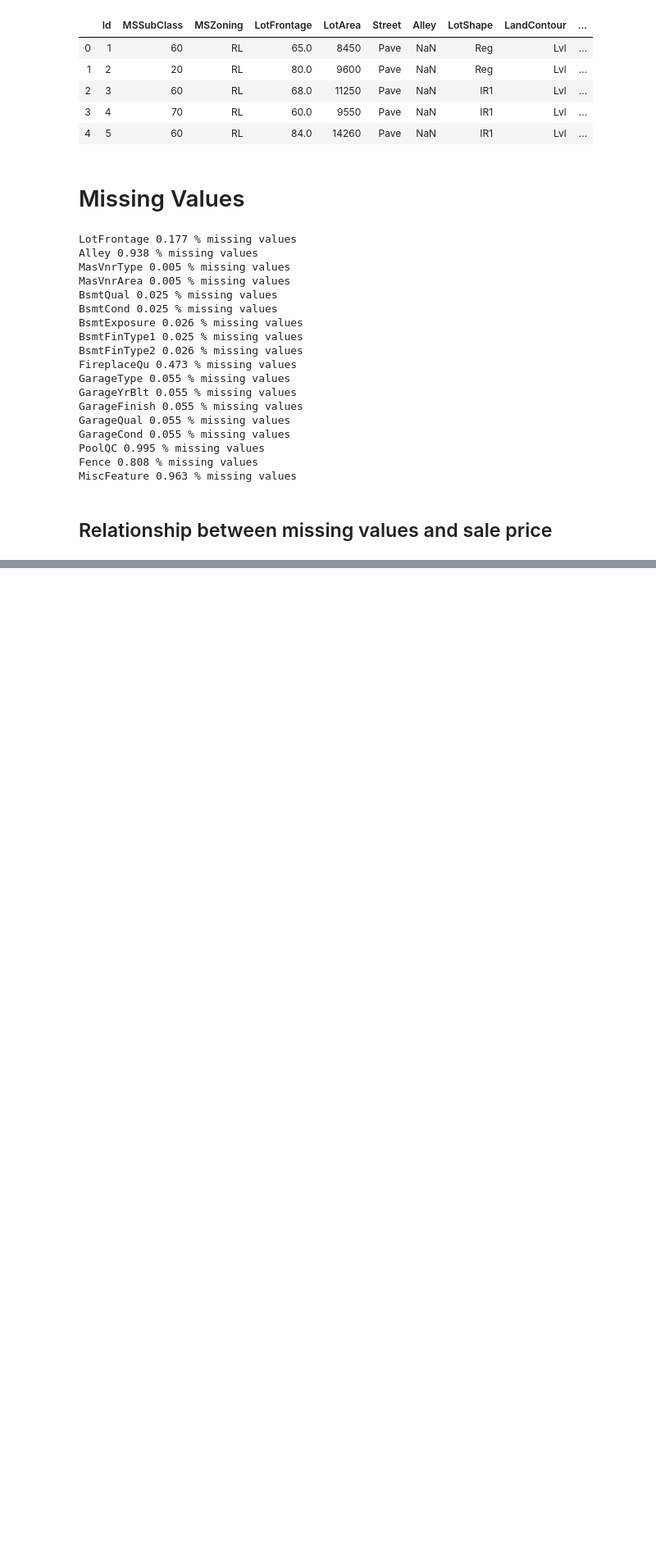
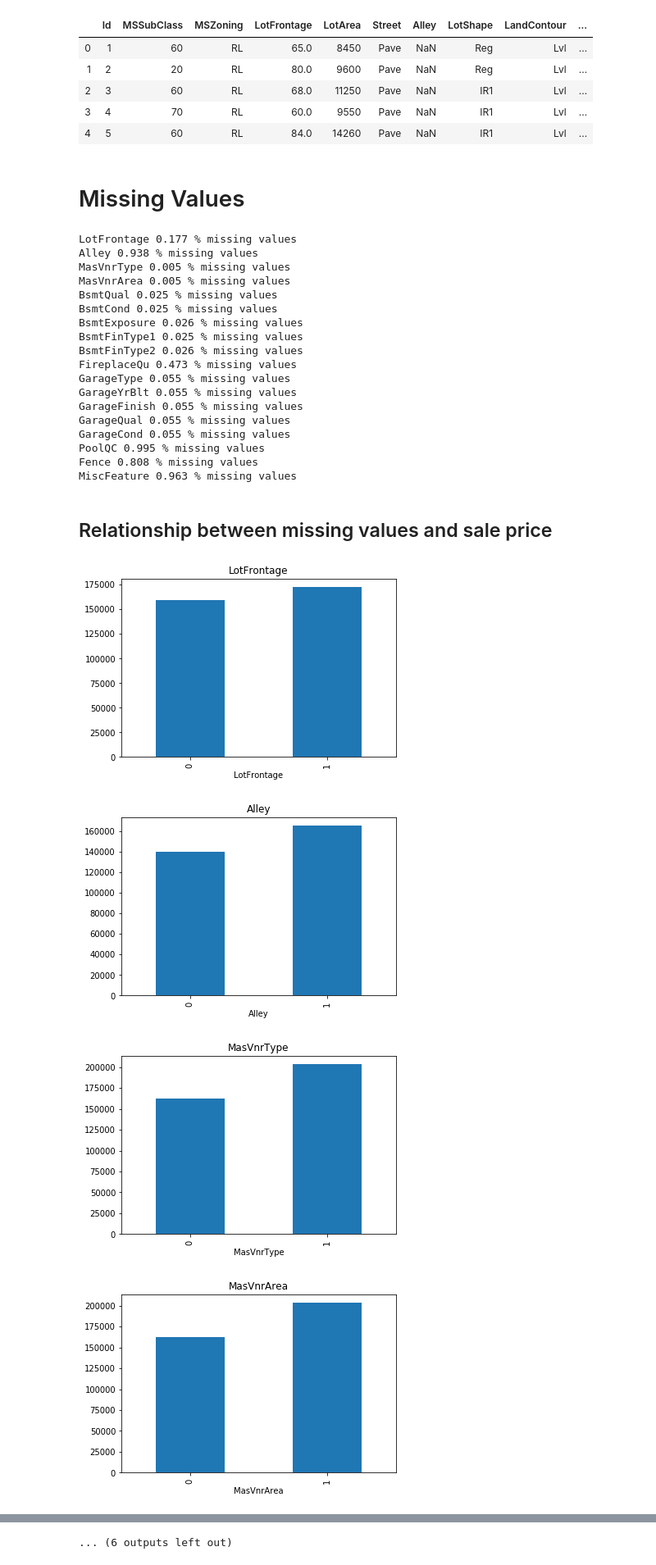
Before and after one commit to Joseorina/deploy_ml_models, a Jupyter notebook: jupyter_notebooks/data_analysis.ipynb, the cells around one changed output, grey strips where cells are left out. Shown at 82% size. Drawn from its saved outputs; the diff is of its cells as text; code cells hidden in the pictures; blank space fills up the shorter version.

Commit message:
[numerical values]

```diff
--- a/jupyter_notebooks/data_analysis.ipynb
+++ b/jupyter_notebooks/data_analysis.ipynb
@@ -49,0 +47,19 @@ def analyse_na_value(df, var):
+# %%
+def analyse_na_value(df, var):
+    df = df.copy()
+
+    # 1 for missing value and 0 otherwise
+    df[var] = np.where(df[var].isnull(), 1, 0)
+
+    # mean sale price when the valeus are missing
+    df.groupby(var)['SalePrice'].median().plot.bar()
+    plt.title(var)
+    plt.show()
+
+for var in vars_with_na:
+    analyse_na_value(data, var)
+# %% [output]
+[figure, added]
+[figure, added]
+[figure, added]
+[figure, added]
@@ -49,0 +74 @@ def analyse_na_value(df, var):
+... (6 outputs left out)
```
Also changed, not shown: parts of 2 cells of this notebook.
